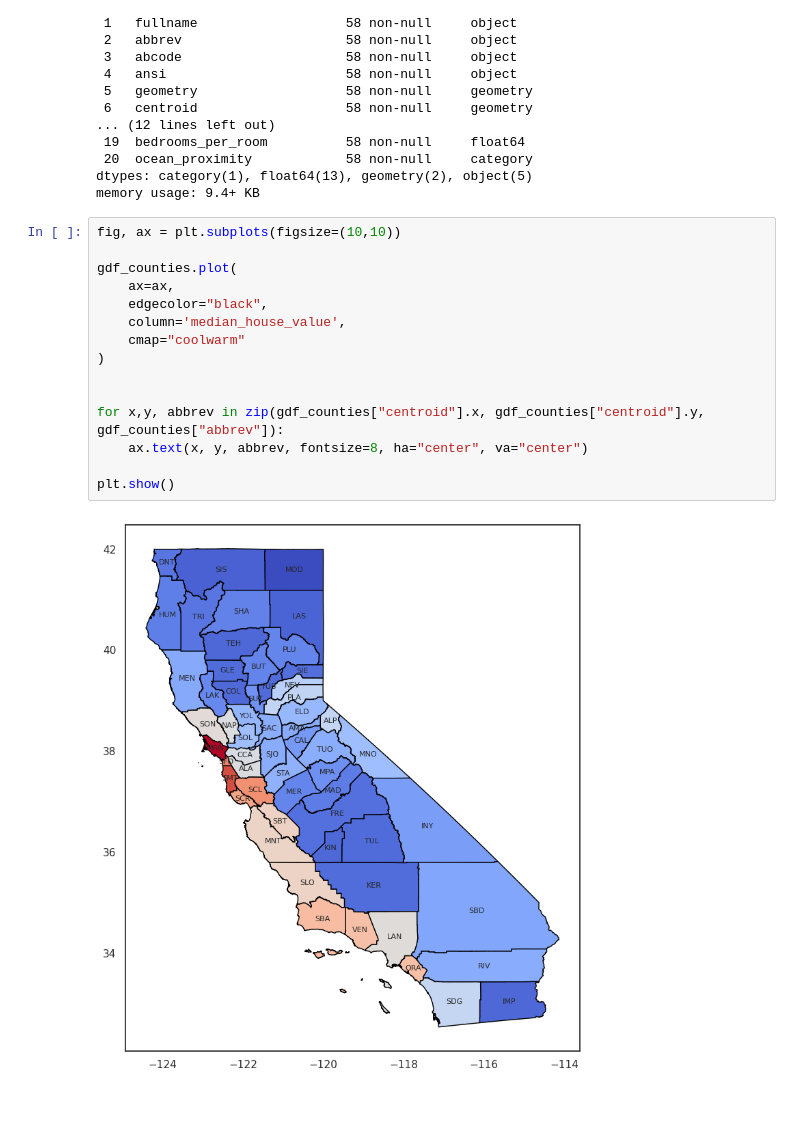
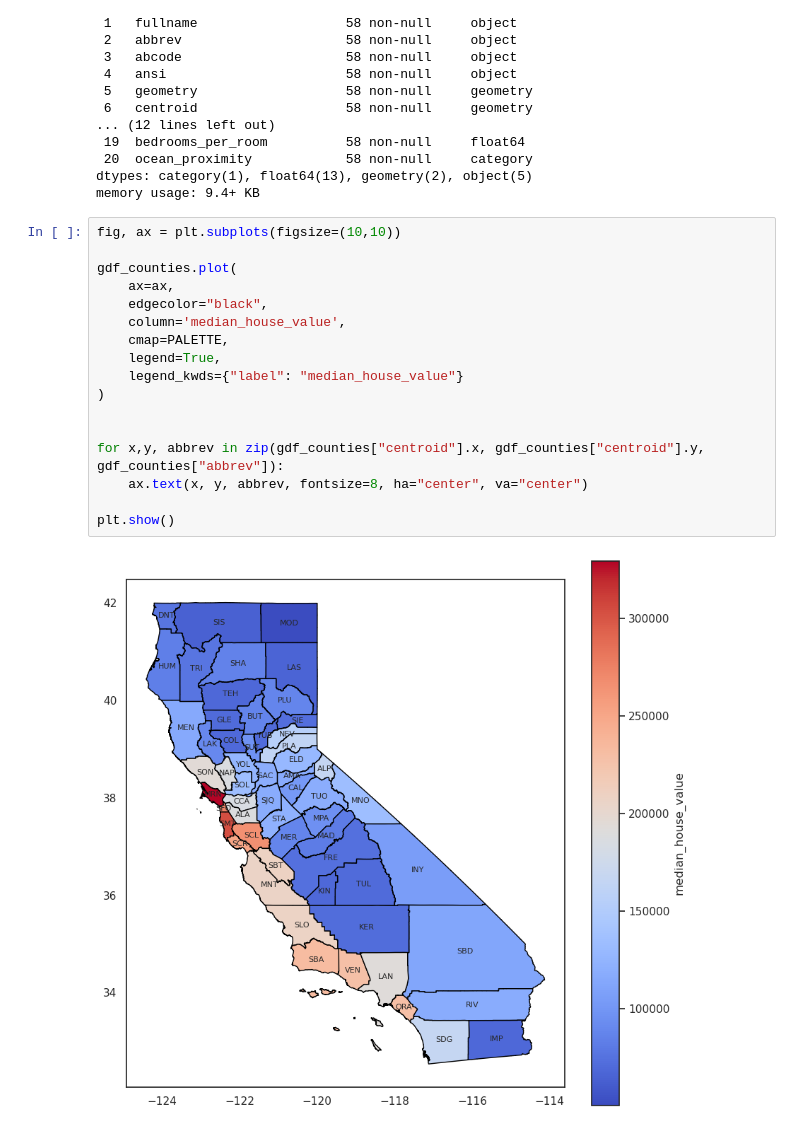
Before and after one commit to HilarioMarques/Regressao_preco_casas_California_Kaggle, a Jupyter notebook: notebooks/GeoPandas .ipynb, the cells around one changed output. Cells and saved outputs as stored; diff of their text form.

```diff
--- a/notebooks/GeoPandas .ipynb
+++ b/notebooks/GeoPandas .ipynb
@@ -649,17 +649,19 @@ memory usage: 9.4+ KB
 # %%
 fig, ax = plt.subplots(figsize=(10,10))
 
 gdf_counties.plot(
     ax=ax,
     edgecolor="black",
     column='median_house_value',
-    cmap="coolwarm"
+    cmap=PALETTE,
+    legend=True,
+    legend_kwds={"label": "median_house_value"}
 )
 
 
 for x,y, abbrev in zip(gdf_counties["centroid"].x, gdf_counties["centroid"].y, gdf_counties["abbrev"]):
     ax.text(x, y, abbrev, fontsize=8, ha="center", va="center")
 
 plt.show()
 # %% [output]
-[figure, old version]
+[figure, new version]
```
